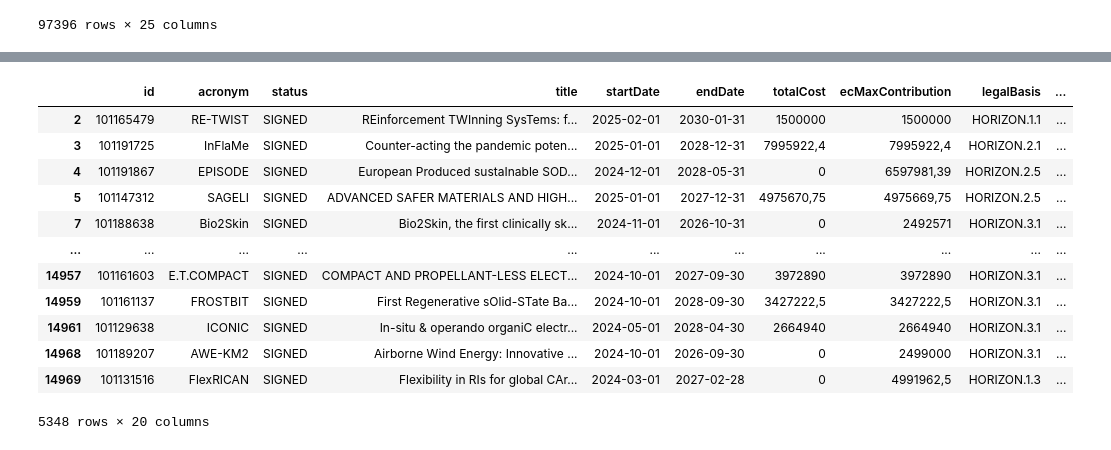
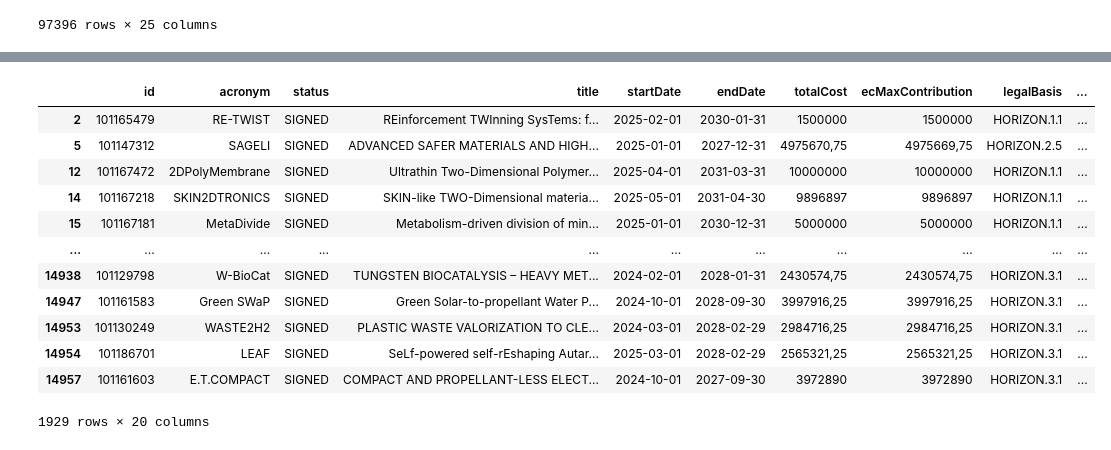
Before and after one commit to idimitriadis/HopOn, a Jupyter notebook: data_viewer.ipynb, the cells around one changed output, grey strips where cells are left out. Saved outputs shown, nothing was run; the diff lists cells and outputs as text; code cells hidden in the pictures.

```diff
--- a/data_viewer.ipynb
+++ b/data_viewer.ipynb
@@ -101,17 +96,0 @@ projectsIDS_with_greeksList = projectsIDS_with_greeks['projectID'].tolist()
-# %%
-projects23_no_greek = projects23[~projects23['id'].isin(projectsIDS_with_greeksList)]
-projects23_no_greek
-# %% [output]
-|  | id | acronym | status | title | startDate | endDate | totalCost | ecMaxContribution | legalBasis | ... |
-| 2 | 101165479 | RE-TWIST | SIGNED | REinforcement TWInning SysTems: f... | 2025-02-01 | 2030-01-31 | 1500000 | 1500000 | HORIZON.1.1 | ... |
-| 3 | 101191725 | InFlaMe | SIGNED | Counter-acting the pandemic poten... | 2025-01-01 | 2028-12-31 | 7995922,4 | 7995922,4 | HORIZON.2.1 | ... |
-| 4 | 101191867 | EPISODE | SIGNED | European Produced sustaInable SOD... | 2024-12-01 | 2028-05-31 | 0 | 6597981,39 | HORIZON.2.5 | ... |
-| 5 | 101147312 | SAGELI | SIGNED | ADVANCED SAFER MATERIALS AND HIGH... | 2025-01-01 | 2027-12-31 | 4975670,75 | 4975669,75 | HORIZON.2.5 | ... |
-| 7 | 101188638 | Bio2Skin | SIGNED | Bio2Skin, the first clinically sk... | 2024-11-01 | 2026-10-31 | 0 | 2492571 | HORIZON.3.1 | ... |
-| ... | ... | ... | ... | ... | ... | ... | ... | ... | ... | ... |
-| 14957 | 101161603 | E.T.COMPACT | SIGNED | COMPACT AND PROPELLANT-LESS ELECT... | 2024-10-01 | 2027-09-30 | 3972890 | 3972890 | HORIZON.3.1 | ... |
-| 14959 | 101161137 | FROSTBIT | SIGNED | First Regenerative sOlid-STate Ba... | 2024-10-01 | 2028-09-30 | 3427222,5 | 3427222,5 | HORIZON.3.1 | ... |
-| 14961 | 101129638 | ICONIC | SIGNED | In-situ & operando organiC electr... | 2024-05-01 | 2028-04-30 | 2664940 | 2664940 | HORIZON.3.1 | ... |
-| 14968 | 101189207 | AWE-KM2 | SIGNED | Airborne Wind Energy: Innovative ... | 2024-10-01 | 2026-09-30 | 0 | 2499000 | HORIZON.3.1 | ... |
-| 14969 | 101131516 | FlexRICAN | SIGNED | Flexibility in RIs for global CAr... | 2024-03-01 | 2027-02-28 | 0 | 4991962,5 | HORIZON.1.3 | ... |
-5348 rows × 20 columns
@@ -118 +102,18 @@ projects23_no_greek
+# %%
+projects_no_widening = projects_fil[~projects_fil['id'].isin(projectsIDS_with_widening)]
+projects_no_widening
+# %% [output]
+|  | id | acronym | status | title | startDate | endDate | totalCost | ecMaxContribution | legalBasis | ... |
+| 2 | 101165479 | RE-TWIST | SIGNED | REinforcement TWInning SysTems: f... | 2025-02-01 | 2030-01-31 | 1500000 | 1500000 | HORIZON.1.1 | ... |
+| 5 | 101147312 | SAGELI | SIGNED | ADVANCED SAFER MATERIALS AND HIGH... | 2025-01-01 | 2027-12-31 | 4975670,75 | 4975669,75 | HORIZON.2.5 | ... |
+| 12 | 101167472 | 2DPolyMembrane | SIGNED | Ultrathin Two-Dimensional Polymer... | 2025-04-01 | 2031-03-31 | 10000000 | 10000000 | HORIZON.1.1 | ... |
+| 14 | 101167218 | SKIN2DTRONICS | SIGNED | SKIN-like TWO-Dimensional materia... | 2025-05-01 | 2031-04-30 | 9896897 | 9896897 | HORIZON.1.1 | ... |
+| 15 | 101167181 | MetaDivide | SIGNED | Metabolism-driven division of min... | 2025-01-01 | 2030-12-31 | 5000000 | 5000000 | HORIZON.1.1 | ... |
+| ... | ... | ... | ... | ... | ... | ... | ... | ... | ... | ... |
+| 14938 | 101129798 | W-BioCat | SIGNED | TUNGSTEN BIOCATALYSIS – HEAVY MET... | 2024-02-01 | 2028-01-31 | 2430574,75 | 2430574,75 | HORIZON.3.1 | ... |
+| 14947 | 101161583 | Green SWaP | SIGNED | Green Solar-to-propellant Water P... | 2024-10-01 | 2028-09-30 | 3997916,25 | 3997916,25 | HORIZON.3.1 | ... |
+| 14953 | 101130249 | WASTE2H2 | SIGNED | PLASTIC WASTE VALORIZATION TO CLE... | 2024-03-01 | 2028-02-29 | 2984716,25 | 2984716,25 | HORIZON.3.1 | ... |
+| 14954 | 101186701 | LEAF | SIGNED | SeLf-powered self-rEshaping Autar... | 2025-03-01 | 2028-02-29 | 2565321,25 | 2565321,25 | HORIZON.3.1 | ... |
+| 14957 | 101161603 | E.T.COMPACT | SIGNED | COMPACT AND PROPELLANT-LESS ELECT... | 2024-10-01 | 2027-09-30 | 3972890 | 3972890 | HORIZON.3.1 | ... |
+1929 rows × 20 columns
 # %%
```
Also changed, not shown: parts of 29 cells of this notebook, 2 other files.
